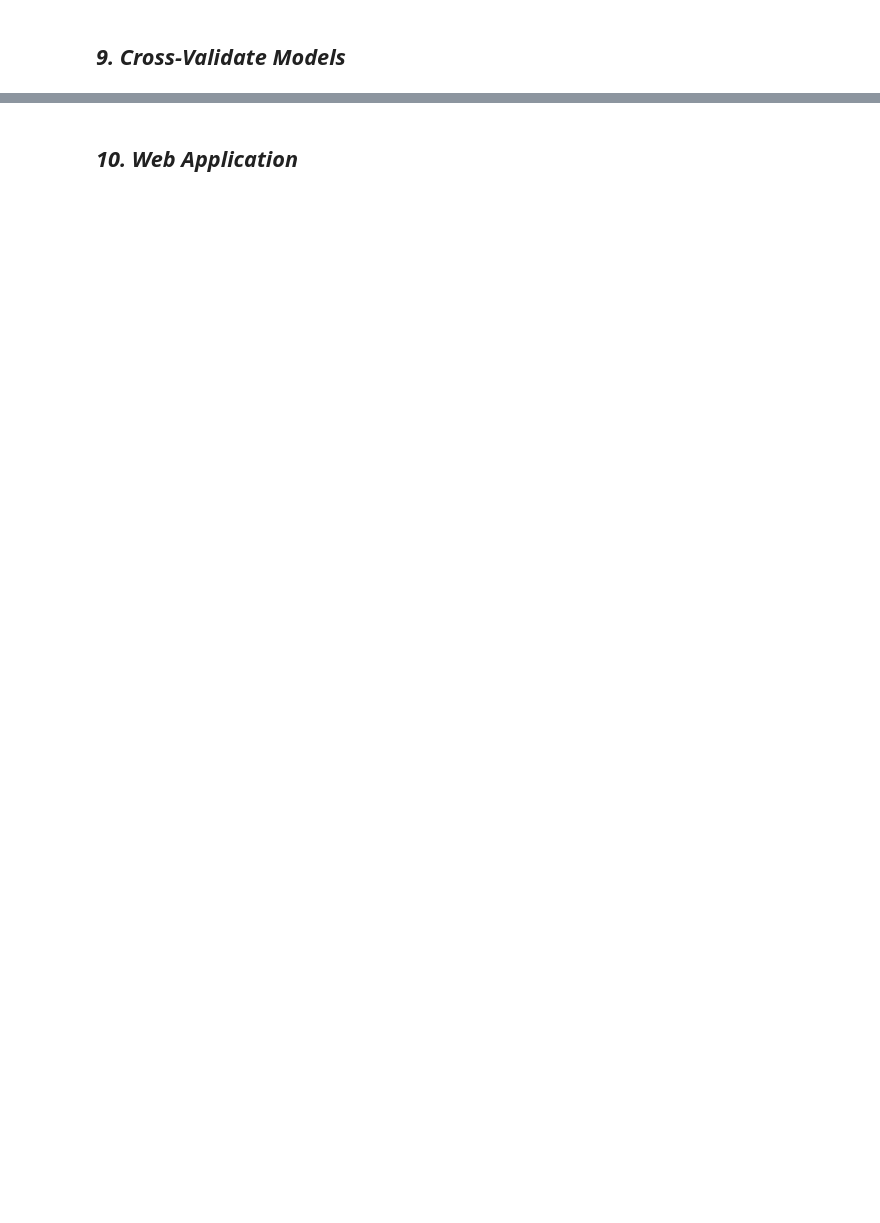
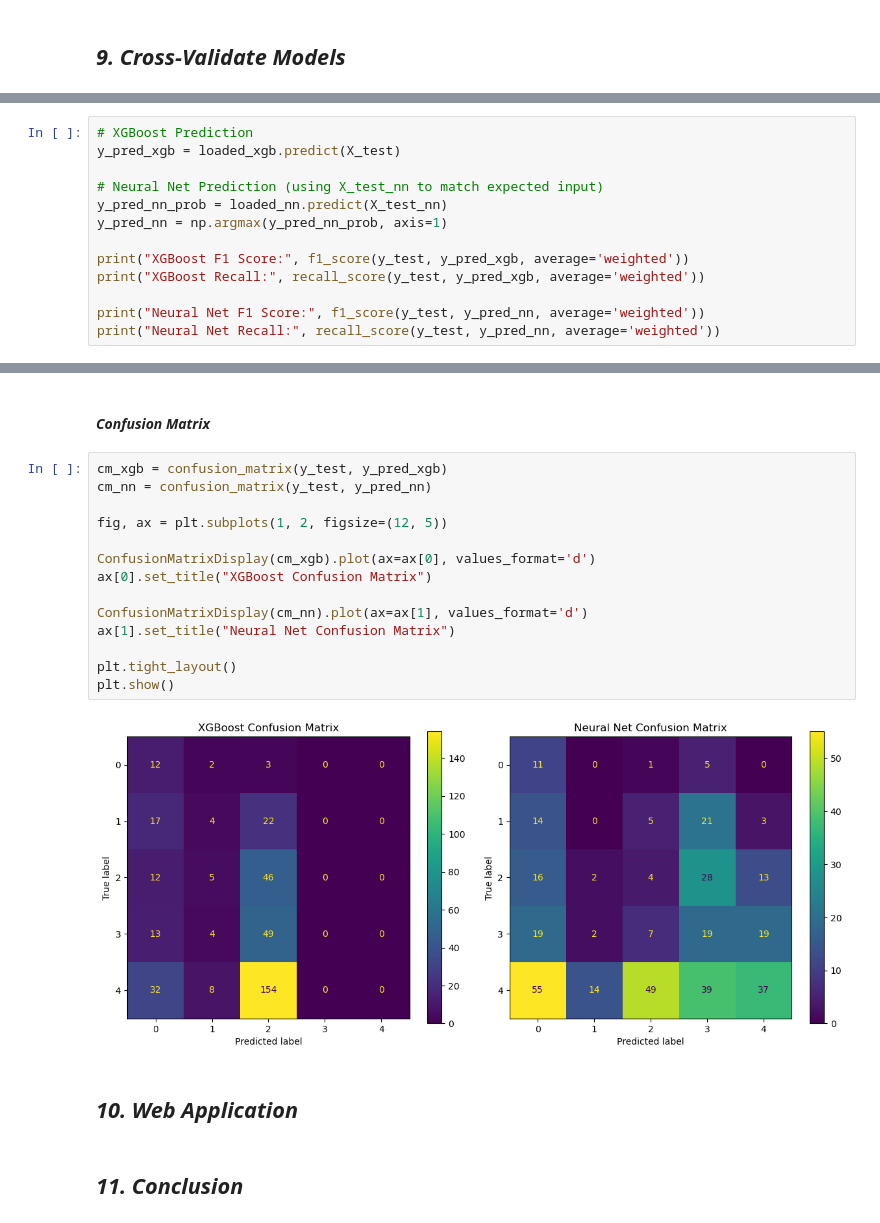
Before and after one commit to CountessOreo/Grade-Prediction-Tool, a Jupyter notebook: notebooks/Prepare_Data.ipynb, the cells around one changed output, grey strips where cells are left out. Cells and saved outputs as stored; diff of their text form; blank space fills up the shorter version.

Commit message:
Updated Layout issues

```diff
--- a/notebooks/Prepare_Data.ipynb
+++ b/notebooks/Prepare_Data.ipynb
@@ -2717,0 +2491,13 @@ This code performs 5-fold stratified cross-validation to evaluate and compare th
+# %%
+# XGBoost Prediction
+y_pred_xgb = loaded_xgb.predict(X_test)
+
+# Neural Net Prediction (using X_test_nn to match expected input)
+y_pred_nn_prob = loaded_nn.predict(X_test_nn)
+y_pred_nn = np.argmax(y_pred_nn_prob, axis=1)
+
+print("XGBoost F1 Score:", f1_score(y_test, y_pred_xgb, average='weighted'))
+print("XGBoost Recall:", recall_score(y_test, y_pred_xgb, average='weighted'))
+
+print("Neural Net F1 Score:", f1_score(y_test, y_pred_nn, average='weighted'))
+print("Neural Net Recall:", recall_score(y_test, y_pred_nn, average='weighted'))
@@ -2718,2 +2517,22 @@ This code performs 5-fold stratified cross-validation to evaluate and compare th
+# %% [markdown]
+#### ***Confusion Matrix***
+# %%
+cm_xgb = confusion_matrix(y_test, y_pred_xgb)
+cm_nn = confusion_matrix(y_test, y_pred_nn)
+
+fig, ax = plt.subplots(1, 2, figsize=(12, 5))
+
+ConfusionMatrixDisplay(cm_xgb).plot(ax=ax[0], values_format='d')
+ax[0].set_title("XGBoost Confusion Matrix")
+
+ConfusionMatrixDisplay(cm_nn).plot(ax=ax[1], values_format='d')
+ax[1].set_title("Neural Net Confusion Matrix")
+
+plt.tight_layout()
+plt.show()
+# %% [output]
+[figure, added]
 # %% [markdown]
 ## ***10. Web Application***
+# %% [markdown]
+## ***11. Conclusion***
```
Also changed, not shown: parts of 69 cells of this notebook, 2 other files.
